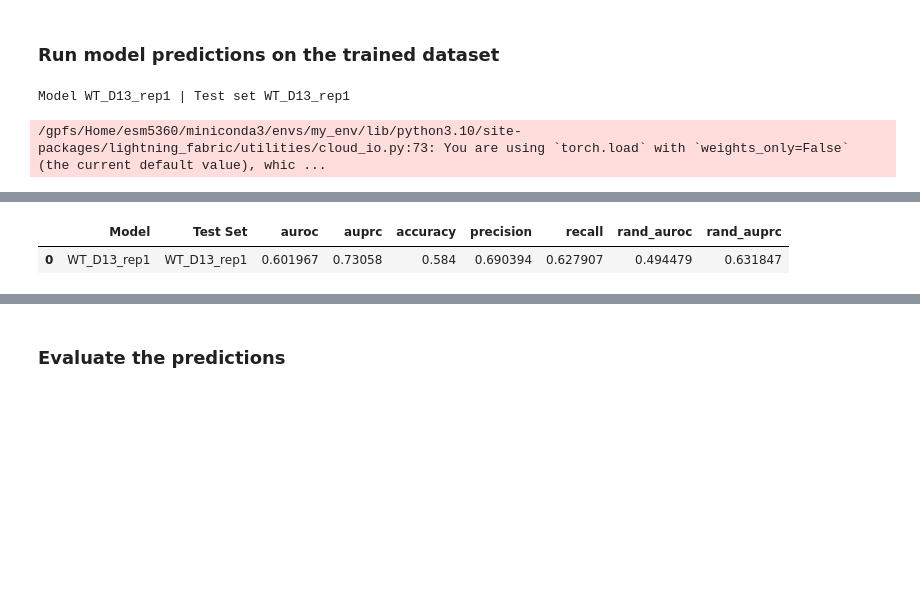
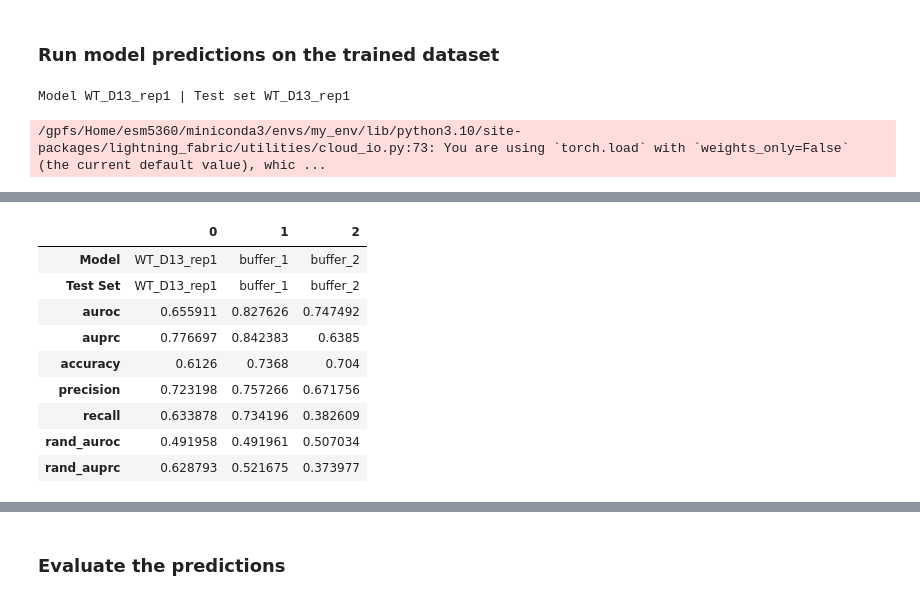
Before and after one commit to emoeller80281/Custom_GRN_Inference, a Jupyter notebook: dev/notebooks/simple_model_testing/test_tf_tg_predictions.ipynb, the cells around one changed output, grey strips where cells are left out. Cells and saved outputs as stored; diff of their text form; code cells hidden in the pictures; blank space fills up the shorter version.

```diff
--- a/dev/notebooks/simple_model_testing/test_tf_tg_predictions.ipynb
+++ b/dev/notebooks/simple_model_testing/test_tf_tg_predictions.ipynb
@@ -171,33 +222,48 @@ torch.cuda.empty_cache()
 # %%
-# model_training_sample = "E8.5_rep1"
-# evaluation_sample = "E8.5_rep1"
-
 all_comparison_df_list = []
 
-evaluations = {
-    "mESC": [
-        ("E7.5_rep1", "E7.5_rep1"),
-        # ("E7.5_rep1", "E8.5_rep1"),
-        # ("E8.5_rep1", "E7.5_rep1"),
-        ("E8.5_rep1", "E8.5_rep1"),
-    ],
-    "iPSC": [
-        ("WT_D13_rep1", "WT_D13_rep1"),
-    ]
-}
+# evaluations = {
+#     "mESC": [
+#         ("E7.5_rep1", "E7.5_rep1"),
+#         # ("E7.5_rep1", "E8.5_rep1"),
+#         # ("E8.5_rep1", "E7.5_rep1"),
+#         ("E8.5_rep1", "E8.5_rep1"),
+#     ],
+#     "iPSC": [
+#         ("WT_D13_rep1", "buffer_2"),
+#         # ("WT_D13_rep1", "buffer_2"),
+#     ],
+#     "Macrophage": [
+#         # ("buffer_1", "buffer_1"),
+#         ("buffer_2", "buffer_2"),
+#     ]
+# }
 
-evaluation_cell_type = "iPSC"
-for model_training_sample, evaluation_sample in evaluations[evaluation_cell_type]:
+evaluations = [
+    # ("mESC", "E7.5_rep1", "mESC", "E7.5_rep1"),
+    # ("mESC", "E8.5_rep1", "mESC", "E8.5_rep1"),
+    ("iPSC", "WT_D13_rep1", "iPSC", "WT_D13_rep1"),
+    ("Macrophage", "buffer_1", "Macrophage", "buffer_1"),
+    ("Macrophage", "buffer_2", "Macrophage", "buffer_2"),
+]
+
+# model_cell_type = "mESC"
+# test_set_cell_type = "mESC"
+for model_cell_type, model_training_sample, test_set_cell_type, evaluation_sample in evaluations:
     print(f"Model {model_training_sample} | Test set {evaluation_sample}")
 
-    tf_tg_model_chkpt = tf_tg_model_checkpoints[evaluation_cell_type][model_training_sample]
-    tf_dna_model_chkpt = tf_dna_model_checkpoints[evaluation_cell_type]
+    tf_tg_model_chkpt = tf_tg_model_checkpoints[model_cell_type][model_training_sample]
+    tf_dna_model_chkpt = tf_dna_model_checkpoints[model_cell_type]
+
+    if tf_tg_model_chkpt is None:
+        logging.warning(f"Skipping evaluation for {model_cell_type} {model_training_sample} → {test_set_cell_type} {evaluation_sample} due to missing TF-TG checkpoint")
+        continue
 
     # print(f"Loading TF→TG model")
     dataset_split_type = "test"
     subset_size = 5000
 
-    cell_type_cache_dir = DATA_DIR / f"{evaluation_cell_type}_cache"
+    cell_type_cache_dir = DATA_DIR / f"{test_set_cell_type}_cache"
 
     # print(f"Loading cached dataset with subset size: {subset_size}")
     data_loader, metadata, manifest, tf_embeddings_tensor, tf_mask_tensor = load_training_cache_dataset(
@@ -287,8 +353,24 @@ for model_training_sample, evaluation_sample in evaluations[evaluation_cell_type
 
     all_comparison_df_list.append(metric_df)
 
+    histogram_fig = plotting_utils.plot_score_histograms(
+        labels=all_labels_flat,
+        scores=all_scores_flat,
+        n_bins=50,
+        y_log=False,
+        panel_kind="kde",
+        density=False,
+    )
+    histogram_fig.show()
+
+    auroc_auprc_fig = plotting_utils.plot_auroc_auprc(
+        labels=all_labels_flat,
+        scores=all_scores_flat,
+    )
+    auroc_auprc_fig.show()
+
 full_comparison_df = pd.concat(all_comparison_df_list, ignore_index=True)
-display(full_comparison_df)
+display(full_comparison_df.T)
 # %% [output]
 Model WT_D13_rep1 | Test set WT_D13_rep1
 /gpfs/Home/esm5360/miniconda3/envs/my_env/lib/python3.10/site-packages/lightning_fabric/utilities/cloud_io.py:73: You are using `torch.load` with `weights_only=False` (the current default value), whic ...
@@ -295,2 +381,10 @@ Model WT_D13_rep1 | Test set WT_D13_rep1
-|  | Model | Test Set | auroc | auprc | accuracy | precision | recall | rand_auroc | rand_auprc |
-| 0 | WT_D13_rep1 | WT_D13_rep1 | 0.601967 | 0.73058 | 0.584 | 0.690394 | 0.627907 | 0.494479 | 0.631847 |
+|  | 0 | 1 | 2 |
+| Model | WT_D13_rep1 | buffer_1 | buffer_2 |
+| Test Set | WT_D13_rep1 | buffer_1 | buffer_2 |
+| auroc | 0.655911 | 0.827626 | 0.747492 |
+| auprc | 0.776697 | 0.842383 | 0.6385 |
+| accuracy | 0.6126 | 0.7368 | 0.704 |
+| precision | 0.723198 | 0.757266 | 0.671756 |
+| recall | 0.633878 | 0.734196 | 0.382609 |
+| rand_auroc | 0.491958 | 0.491961 | 0.507034 |
+| rand_auprc | 0.628793 | 0.521675 | 0.373977 |
```
Also changed, not shown: parts of 6 cells of this notebook, 9 other files.
